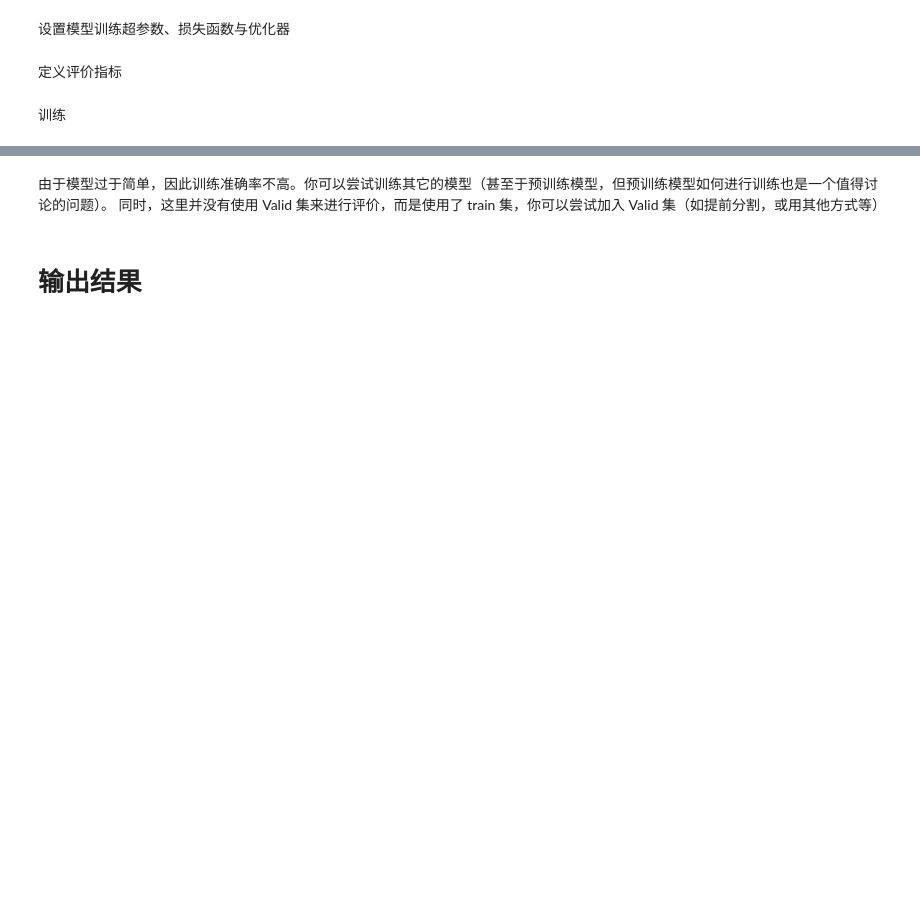
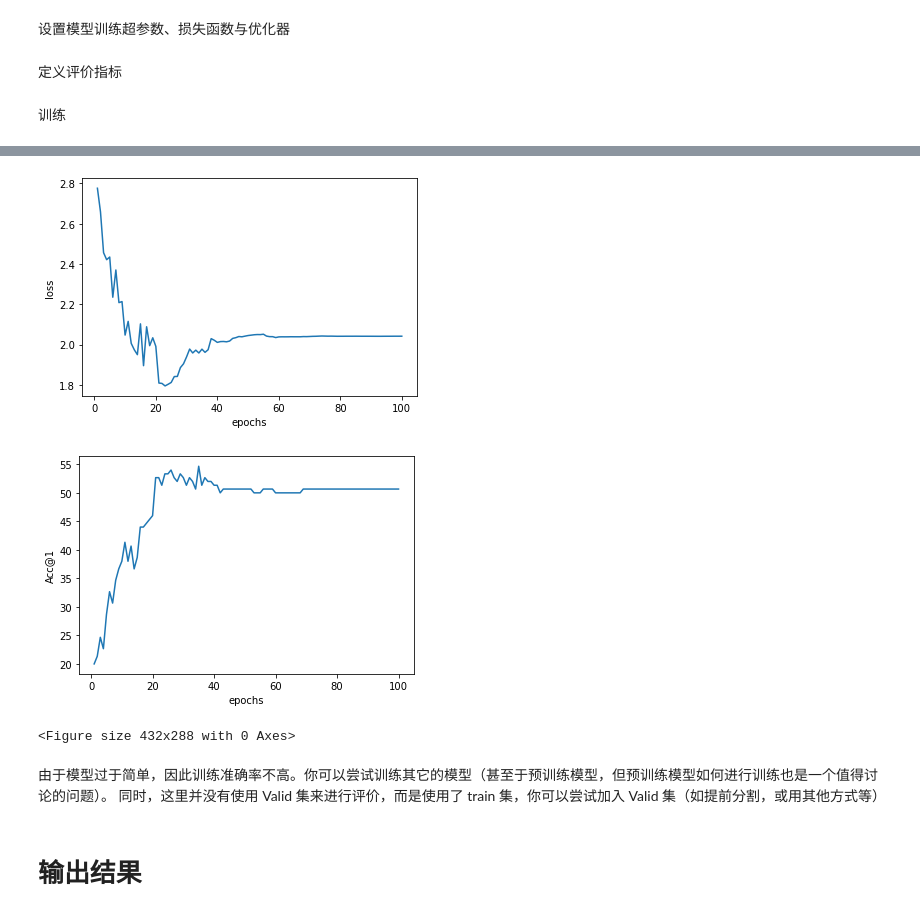
Before and after one commit to NightingaleCen/Animal-Classification, a Jupyter notebook: 动物分类.ipynb, the cells around one changed output, grey strips where cells are left out. Cells and saved outputs as stored; diff of their text form; code cells hidden in the pictures; blank space fills up the shorter version.

```diff
--- a/动物分类.ipynb
+++ b/动物分类.ipynb
@@ -90,3 +120,18 @@ from torch.nn import functional as F
 
 device = "cuda" if torch.cuda.is_available() else "cpu"
 print(f"Using {device} device")
+
+train_loader = DataLoader(
+    train_dataset,
+    batch_size=batch_size,
+    num_workers=num_workers,
+    shuffle=True)
+val_loader = DataLoader(
+    val_dataset,
+    batch_size=val_size,
+    num_workers=num_workers,
+    shuffle=True)
+test_loader = DataLoader(
+    test_dataset,
+    batch_size=batch_size,
+    num_workers=num_workers)
@@ -124,0 +179,4 @@ model.train()
+# %%
+from torchvision import models
+model = models.resnet34().to(device)
+print(model)
@@ -125,11 +201,13 @@ model.train()
 # %% [markdown]
 设置模型训练超参数、损失函数与优化器
 # %%
-learning_rate = 1e-3 #@param
-batch_size = 64 #@param
-epochs = 5 #@param
+learning_rate = 1e-3  # @param
+# batch_size = 32 #@param 此处貌似在DataLoader部分定义了
+epochs = 100  # @param
 loss_fn = nn.CrossEntropyLoss()
-optimizer = torch.optim.Adam(model.parameters(), lr = learning_rate)
+optimizer = torch.optim.Adam(model.parameters(), lr=learning_rate)
+#scheduler = torch.optim.lr_scheduler.ReduceLROnPlateau(optimizer, mode='min', factor=0.1, patience=5, cooldown=5, min_lr=1e-5)
+scheduler = torch.optim.lr_scheduler.StepLR(optimizer=optimizer, step_size=20, gamma=0.1)
 # %% [markdown]
 定义评价指标
 # %%
@@ -205,3 +328,21 @@ for i in range(epochs):
+# %%
+import numpy as np
+plt.plot(np.arange(1, epochs+1), loss_history)
+plt.xlabel("epochs")
+plt.ylabel("loss")
+#plt.savefig("loss.png")
+plt.show()
+plt.clf()
+plt.plot(np.arange(1, epochs+1), [i.item() for i in top1_history])
+plt.xlabel("epochs")
+plt.ylabel("Acc@1")
+#plt.savefig("Acc.png")
+plt.show()
+plt.clf()
+# %% [output]
+[figure, added]
+[figure, added]
+<Figure size 432x288 with 0 Axes>
 # %% [markdown]
 由于模型过于简单，因此训练准确率不高。你可以尝试训练其它的模型（甚至于预训练模型，但预训练模型如何进行训练也是一个值得讨论的问题）。
 同时，这里并没有使用 Valid 集来进行评价，而是使用了 train 集，你可以尝试加入 Valid 集（如提前分割，或用其他方式等）
```
Also changed, not shown: parts of 14 cells of this notebook, 1 other file.
